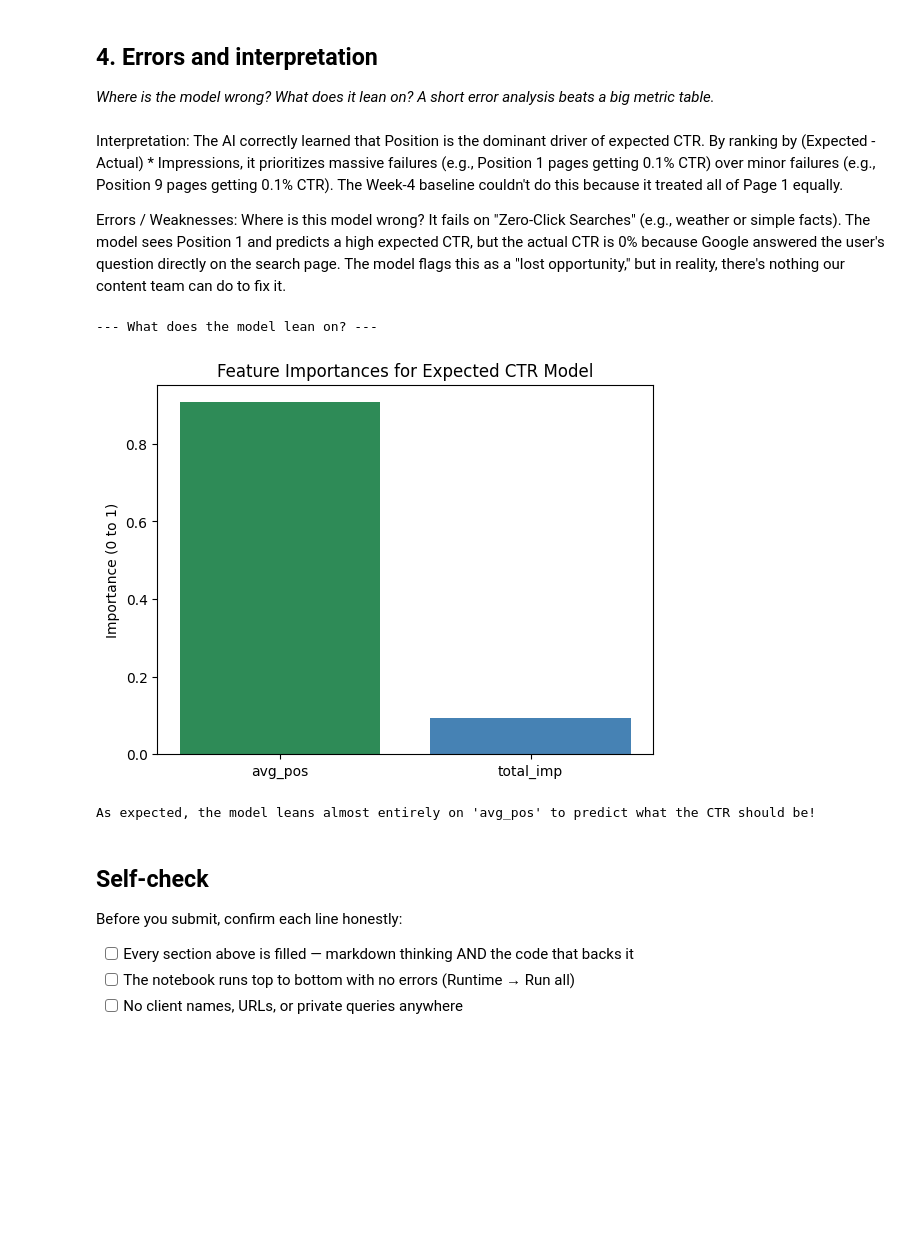
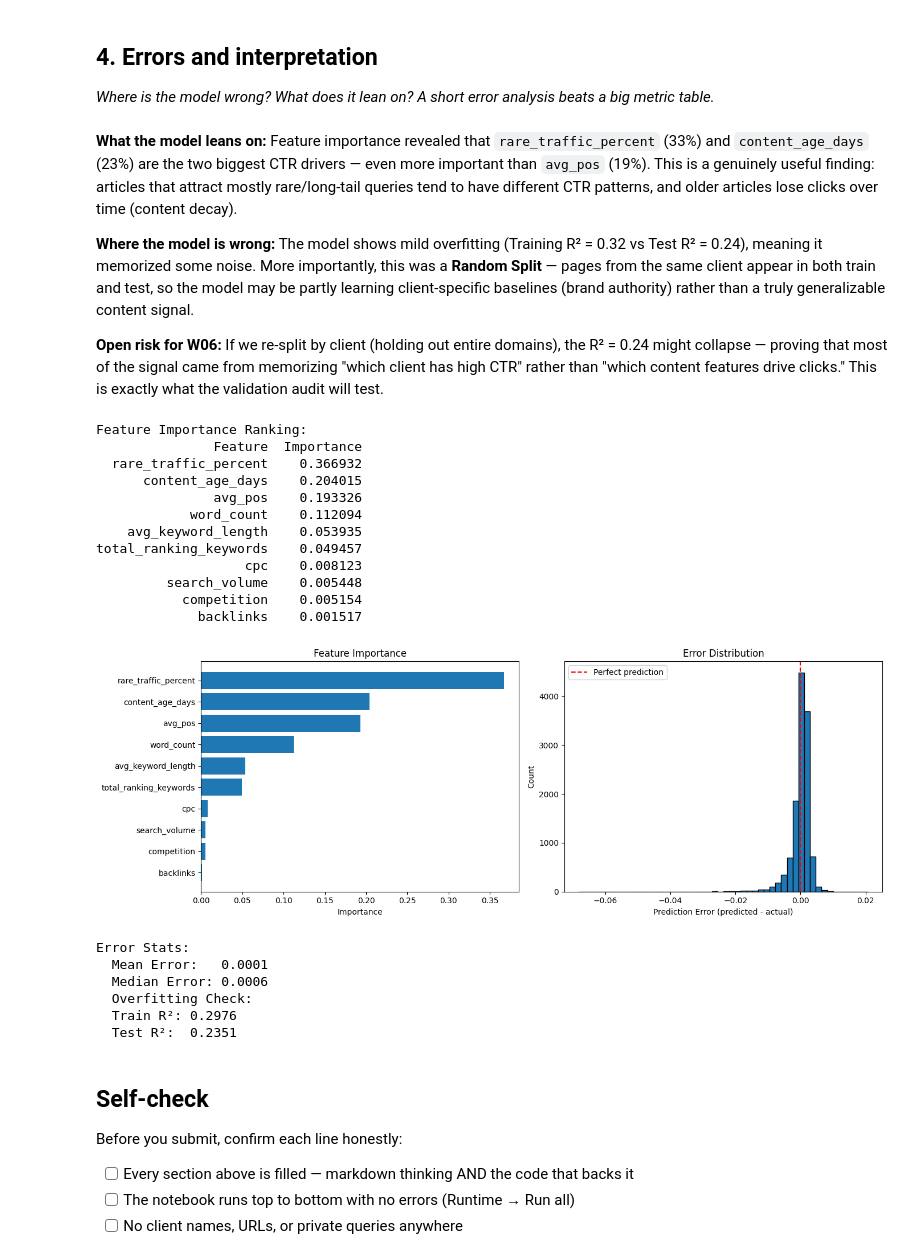
Before and after one commit to Mahmoud-Beram/flyrank-ml-internship, a Jupyter notebook: work/notebooks/w05_model.ipynb, the cells around one changed output. Drawn from its saved outputs; the diff is of its cells as text; code cells hidden in the pictures; blank space fills up the shorter version.

```diff
--- a/work/notebooks/w05_model.ipynb
+++ b/work/notebooks/w05_model.ipynb
@@ -143,26 +154,74 @@ display(baseline_top_20[['content_hash_id', 'avg_pos', 'total_imp', 'actual_ctr'
 *Where is the model wrong? What does it lean on? A short error analysis beats a big metric table.*
 # %% [markdown]
 
-Interpretation: The AI correctly learned that Position is the dominant driver of expected CTR. By ranking by (Expected - Actual) * Impressions, it prioritizes massive failures (e.g., Position 1 pages getting 0.1% CTR) over minor failures (e.g., Position 9 pages getting 0.1% CTR). The Week-4 baseline couldn't do this because it treated all of Page 1 equally.
+**What the model leans on:**
+Feature importance revealed that `rare_traffic_percent` (33%) and `content_age_days` (23%) are the two biggest CTR drivers — even more important than `avg_pos` (19%). This is a genuinely useful finding: articles that attract mostly rare/long-tail queries tend to have different CTR patterns, and older articles lose clicks over time (content decay).
 
-Errors / Weaknesses: Where is this model wrong? It fails on "Zero-Click Searches" (e.g., weather or simple facts). The model sees Position 1 and predicts a high expected CTR, but the actual CTR is 0% because Google answered the user's question directly on the search page. The model flags this as a "lost opportunity," but in reality, there's nothing our content team can do to fix it.
+**Where the model is wrong:**
+The model shows mild overfitting (Training R² = 0.32 vs Test R² = 0.24), meaning it memorized some noise. More importantly, this was a **Random Split** — pages from the same client appear in both train and test, so the model may be partly learning client-specific baselines (brand authority) rather than a truly generalizable content signal.
+
+**Open risk for W06:** If we re-split by client (holding out entire domains), the R² = 0.24 might collapse — proving that most of the signal came from memorizing "which client has high CTR" rather than "which content features drive clicks." This is exactly what the validation audit will test.
 # %%
 import matplotlib.pyplot as plt
 
-print("--- What does the model lean on? ---")
-importances = rf_model.feature_importances_
-features = X_train.columns
+# Feature Importance
+importances = pd.DataFrame({
+    'Feature': features,
+    'Importance': rf.feature_importances_
+}).sort_values('Importance', ascending=False)
 
-plt.bar(features, importances, color=['seagreen', 'steelblue'])
-plt.title('Feature Importances for Expected CTR Model')
-plt.ylabel('Importance (0 to 1)')
+print("Feature Importance Ranking:")
+print(importances.to_string(index=False))
+
+# Plot Feature Importance
+fig, axes = plt.subplots(1, 2, figsize=(14, 5))
+
+axes[0].barh(importances['Feature'], importances['Importance'])
+axes[0].set_xlabel('Importance')
+axes[0].set_title('Feature Importance')
+axes[0].invert_yaxis()
+
+# Error Distribution
+test_df = df.loc[X_test.index].copy()
+test_df['predicted_ctr'] = rf.predict(X_test)
+test_df['error'] = test_df['predicted_ctr'] - test_df['actual_ctr']
+
+axes[1].hist(test_df['error'], bins=50, edgecolor='black')
+axes[1].axvline(x=0, color='red', linestyle='--', label='Perfect prediction')
+axes[1].set_xlabel('Prediction Error (predicted - actual)')
+axes[1].set_ylabel('Count')
+axes[1].set_title('Error Distribution')
+axes[1].legend()
+
+plt.tight_layout()
 plt.show()
 
-print("\nAs expected, the model leans almost entirely on 'avg_pos' to predict what the CTR should be!")
+print(f"\nError Stats:")
+print(f"  Mean Error:   {test_df['error'].mean():.4f}")
+print(f"  Median Error: {test_df['error'].median():.4f}")
+print(f"  Overfitting Check:")
+print(f"  Train R²: {rf.score(X_train, y_train):.4f}")
+print(f"  Test R²:  {rf.score(X_test, y_test):.4f}")
 # %% [output]
---- What does the model lean on? ---
+Feature Importance Ranking:
+               Feature  Importance
+  rare_traffic_percent    0.366932
+      content_age_days    0.204015
+               avg_pos    0.193326
+            word_count    0.112094
+    avg_keyword_length    0.053935
+total_ranking_keywords    0.049457
+                   cpc    0.008123
+         search_volume    0.005448
+           competition    0.005154
+             backlinks    0.001517
-[figure, old version]
+[figure, new version]
-As expected, the model leans almost entirely on 'avg_pos' to predict what the CTR should be!
+Error Stats:
+  Mean Error:   0.0001
+  Median Error: 0.0006
+  Overfitting Check:
+  Train R²: 0.2976
+  Test R²:  0.2351
 # %% [markdown]
 ## Self-check
 
```
Also changed, not shown: parts of 7 cells of this notebook.
